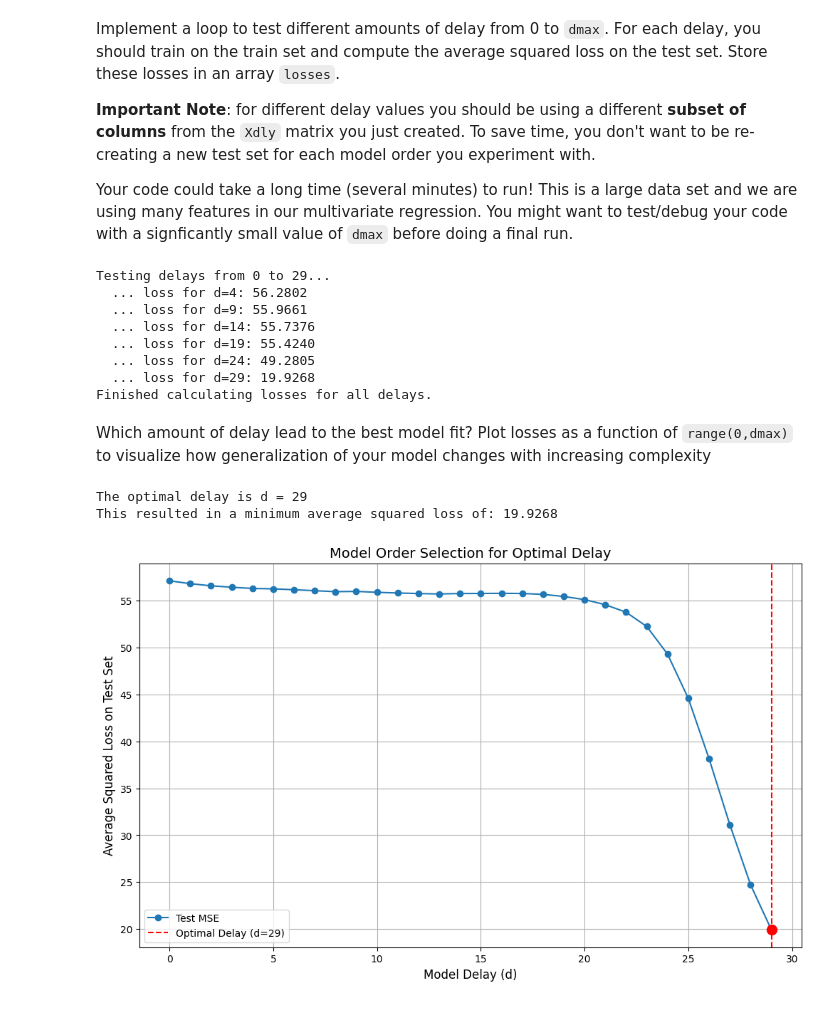
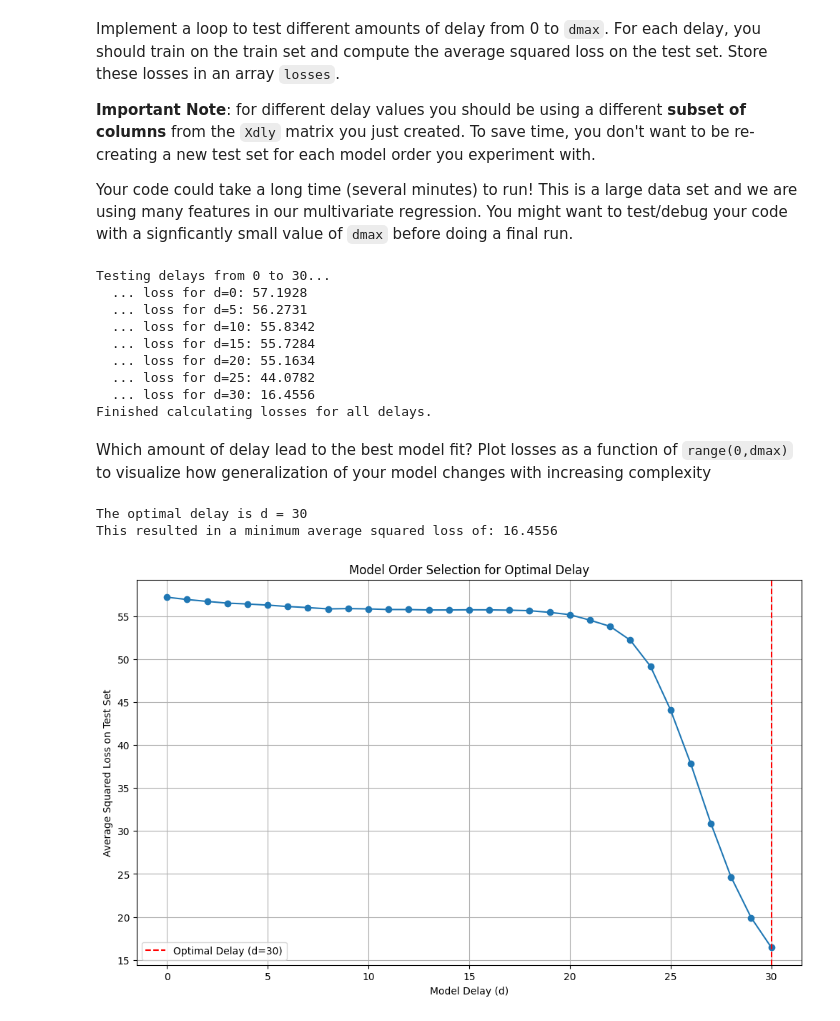
Before and after one commit to riddhixraina/rrp4822_Riddhi_ML_Lab2, a Jupyter notebook: lab2_neural.ipynb, the cells around one changed output. Saved outputs shown, nothing was run; the diff lists cells and outputs as text; code cells hidden in the pictures.

```diff
--- a/lab2_neural.ipynb
+++ b/lab2_neural.ipynb
@@ -518,15 +520,15 @@ Your code could take a long time (several minutes) to run! This is a large data
     # losses[i] =
 # Get the number of original features (neurons)
 nneuron = X.shape[1]
-dmax = 30 # This was set in the previous step
+dmax = 30
 
-# Initialize an array to store the loss for each delay value
-losses = np.zeros(dmax)
+# Initialize an array to store losses for d=0, 1, ..., 30 (31 total values)
+losses = np.zeros(dmax + 1)
 
-print(f"Testing delays from 0 to {dmax-1}...")
+print(f"Testing delays from 0 to {dmax}...")
 
-# Loop through each possible delay
-for i in range(dmax):
+# Loop through each possible delay from 0 to 30 inclusive
+for i in range(dmax + 1):
     # i represents the current delay value (d)
     # The number of columns needed is (d+1) * nneuron
     num_cols = (i + 1) * nneuron
@@ -545,48 +547,45 @@ for i in range(dmax):
     yhat = X_ts_subset_aug @ beta
     losses[i] = np.mean((y_mos_ts - yhat)**2)
 
-    # Optional: Print progress for every 5 steps
-    if (i+1) % 5 == 0:
+    # Optional: Print progress
+    if (i) % 5 == 0:
       print(f"  ... loss for d={i}: {losses[i]:.4f}")
 
 print("Finished calculating losses for all delays.")
 # %% [output]
-Testing delays from 0 to 29...
-  ... loss for d=4: 56.2802
-  ... loss for d=9: 55.9661
-  ... loss for d=14: 55.7376
-  ... loss for d=19: 55.4240
-  ... loss for d=24: 49.2805
-  ... loss for d=29: 19.9268
+Testing delays from 0 to 30...
+  ... loss for d=0: 57.1928
+  ... loss for d=5: 56.2731
+  ... loss for d=10: 55.8342
+  ... loss for d=15: 55.7284
+  ... loss for d=20: 55.1634
+  ... loss for d=25: 44.0782
+  ... loss for d=30: 16.4556
 Finished calculating losses for all delays.
 # %% [markdown]
 Which amount of delay lead to the best model fit? Plot losses as a function of `range(0,dmax)` to visualize how generalization of your model changes with increasing complexity
 # %%
 # TODO
 # best_delay=
+# Find the delay that resulted in the minimum loss
 # Find the delay that resulted in the minimum loss
 best_delay = np.argmin(losses)
 min_loss = losses[best_delay]
 
 print(f"\nThe optimal delay is d = {best_delay}")
 print(f"This resulted in a minimum average squared loss of: {min_loss:.4f}")
 
-# Plot the losses as a function of the delay
+# Plot the results
 plt.figure(figsize=(12, 7))
-plt.plot(range(dmax), losses, marker='o', linestyle='-', label='Test MSE')
-
-# Highlight the best performing model
+plt.plot(range(dmax + 1), losses, marker='o')
 plt.axvline(best_delay, color='r', linestyle='--', label=f'Optimal Delay (d={best_delay})')
-plt.scatter(best_delay, min_loss, s=100, c='r', zorder=5) # zorder makes the dot appear on top
-
-# Labeling
-plt.xlabel("Model Delay (d)", fontsize=12)
-plt.ylabel("Average Squared Loss on Test Set", fontsize=12)
-plt.title("Model Order Selection for Optimal Delay", fontsize=14)
+plt.xlabel("Model Delay (d)")
+plt.ylabel("Average Squared Loss on Test Set")
+plt.title("Model Order Selection for Optimal Delay")
 plt.grid(True)
 plt.legend()
 plt.show()
 # %% [output]
-The optimal delay is d = 29
-This resulted in a minimum average squared loss of: 19.9268
+The optimal delay is d = 30
+This resulted in a minimum average squared loss of: 16.4556
-[figure, old version]
+[figure, new version]
```
Also changed, not shown: parts of 5 cells of this notebook.
